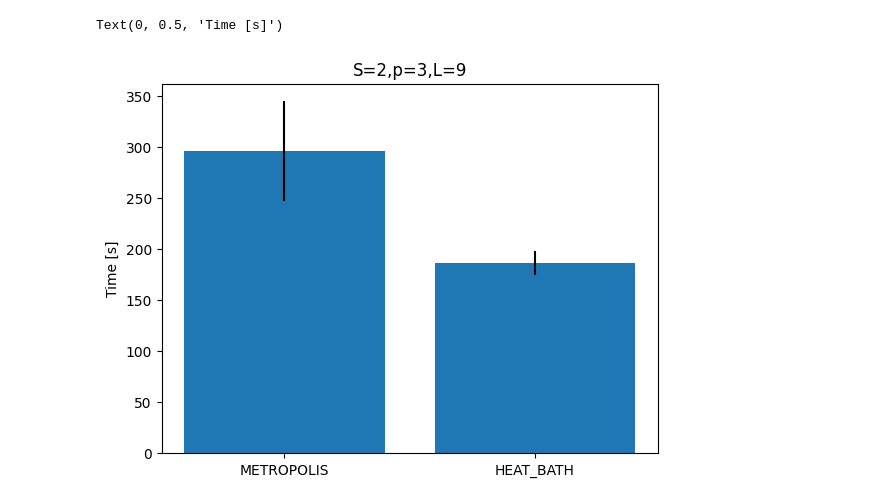
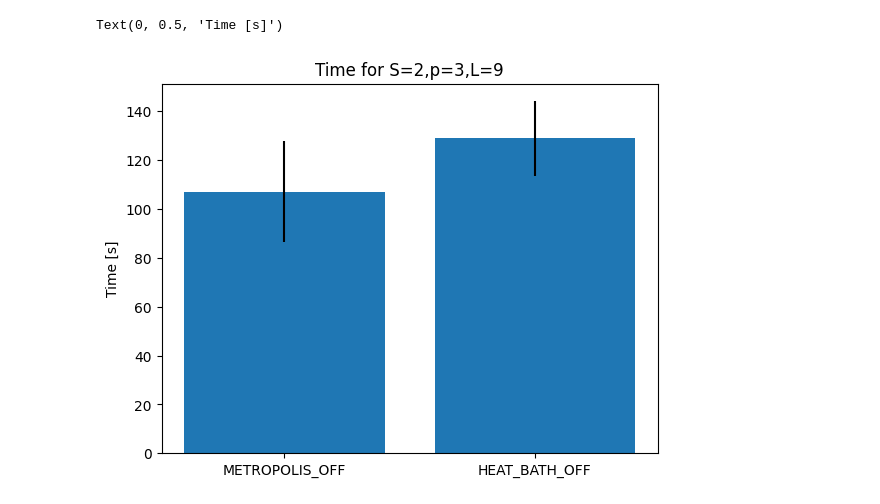
Before and after one commit to K-Suzuki-Jij/MulticanonicalIsingCpp, a Jupyter notebook: notebooks/HEAT_BATH_VS_METROPOLIS_speed.ipynb, the cells around one changed output. Cells and saved outputs as stored; diff of their text form; code cells hidden in the pictures.

```diff
--- a/notebooks/HEAT_BATH_VS_METROPOLIS_speed.ipynb
+++ b/notebooks/HEAT_BATH_VS_METROPOLIS_speed.ipynb
@@ -98,7 +103,7 @@ Error:
 # %%
 result_heat_off = []
 for _ in range(num_trials):
-    result_heat_on.append(
+    result_heat_off.append(
         WangLandau.run(
             model=PBodyTwoDimIsing(J=-1, p=p, Lx=L, Ly=L, spin=S, spin_scale_factor=1/S),
             parameters=WangLandauParameters(
@@ -117,21 +133,26 @@ for _ in range(num_trials):
 # %%
-plt.title(f"S={S},p={p},L={L}")
+plt.title(f"Time for S={S},p={p},L={L}")
 plt.bar(
-    ["METROPOLIS_ON", "HEAT_BATH_ON", "METROPOLIS_OFF", "HEAT_BATH_OFF"],
     [
-        np.mean([r.info["total_time"] for r in result_metropolis_on]),
-        np.mean([r.info["total_time"] for r in result_heat_on]),
+    #    "METROPOLIS_ON",
+    #    "HEAT_BATH_ON",
+        "METROPOLIS_OFF",
+        "HEAT_BATH_OFF"
+    ],
+    [
+    #    np.mean([r.info["total_time"] for r in result_metropolis_on]),
+    #    np.mean([r.info["total_time"] for r in result_heat_on]),
         np.mean([r.info["total_time"] for r in result_metropolis_off]),
         np.mean([r.info["total_time"] for r in result_heat_off])
     ],
     yerr=[
-        np.std([r.info["total_time"] for r in result_metropolis_on]),
-        np.std([r.info["total_time"] for r in result_heat_on]),
+    #    np.std([r.info["total_time"] for r in result_metropolis_on]),
+    #    np.std([r.info["total_time"] for r in result_heat_on]),
         np.std([r.info["total_time"] for r in result_metropolis_off]),
         np.std([r.info["total_time"] for r in result_heat_off])
     ]
 )
 plt.ylabel("Time [s]")
 # %% [output]
 Text(0, 0.5, 'Time [s]')
-[figure, old version]
+[figure, new version]
```
Also changed, not shown: parts of 5 cells of this notebook, 2 other files.
